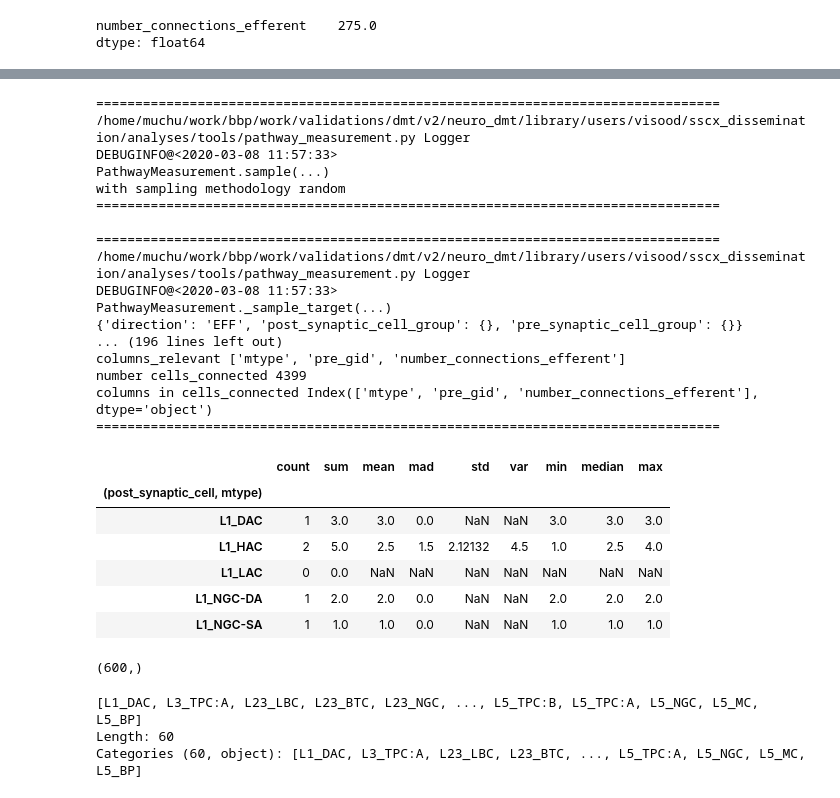
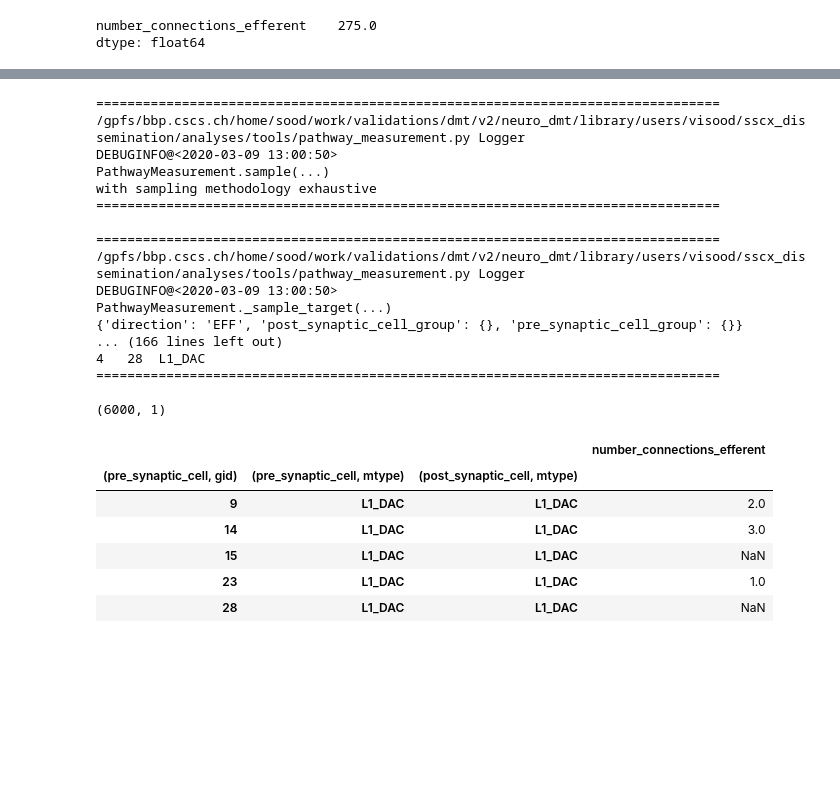
Before and after one commit to BlueBrain/DMT, a Jupyter notebook: v2/neuro_dmt/library/users/visood/sscx_dissemination/analyses/notebooks/sscx-analysis.ipynb, the cells around one changed output, grey strips where cells are left out. Cells and saved outputs as stored; diff of their text form; code cells hidden in the pictures; blank space fills up the shorter version.

```diff
--- a/v2/neuro_dmt/library/users/visood/sscx_dissemination/analyses/notebooks/sscx-analysis.ipynb
+++ b/v2/neuro_dmt/library/users/visood/sscx_dissemination/analyses/notebooks/sscx-analysis.ipynb
@@ -883,7 +1560,11 @@ effdeg_batch =\
         value = lambda connections: 1,
         variable="number_connections_efferent",
         specifiers_cell_type=["mtype"],
-        sampling_methodology=terminology.sampling_methodology.random,
-        sample_size=10,
+        sampling_methodology=terminology.sampling_methodology.exhaustive,
         processing_methodology=terminology.processing_methodology.batch,
-        batch_size=10)
+        batch_size=100,
+        return_primary_info=True,
+        target={circuit_model: adapter.get_cells(circuit_model, region="S1HL")})
+sample_effdeg_batch =\
+    effdeg_batch.sample(
+        circuit_model, adapter)
@@ -894,35 +1585,0 @@ sample_effdeg_batch =\
-# %%
-
-seb1 = next(sample_effdeg_batch)
-# %% [output]
-================================================================================
-/home/muchu/work/bbp/work/validations/dmt/v2/neuro_dmt/library/users/visood/sscx_dissemination/analyses/tools/pathway_measurement.py Logger
-DEBUGINFO@<2020-03-08 11:57:33>
-PathwayMeasurement.sample(...)
-with sampling methodology random
-================================================================================
-
-================================================================================
-/home/muchu/work/bbp/work/validations/dmt/v2/neuro_dmt/library/users/visood/sscx_dissemination/analyses/tools/pathway_measurement.py Logger
-DEBUGINFO@<2020-03-08 11:57:33>
-PathwayMeasurement._sample_target(...)
-{'direction': 'EFF', 'post_synaptic_cell_group': {}, 'pre_synaptic_cell_group': {}}
-... (196 lines left out)
-columns_relevant ['mtype', 'pre_gid', 'number_connections_efferent']
-number cells_connected 4399
-columns in cells_connected Index(['mtype', 'pre_gid', 'number_connections_efferent'], dtype='object')
-================================================================================
-# %%
-seb1.groupby(("post_synaptic_cell", "mtype")).agg(effdeg_batch.summaries).head()
-# %% [output]
-|  | count | sum | mean | mad | std | var | min | median | max |
-| (post_synaptic_cell, mtype) |  |  |  |  |  |  |  |  |  |
-| L1_DAC | 1 | 3.0 | 3.0 | 0.0 | NaN | NaN | 3.0 | 3.0 | 3.0 |
-| L1_HAC | 2 | 5.0 | 2.5 | 1.5 | 2.12132 | 4.5 | 1.0 | 2.5 | 4.0 |
-| L1_LAC | 0 | 0.0 | NaN | NaN | NaN | NaN | NaN | NaN | NaN |
-| L1_NGC-DA | 1 | 2.0 | 2.0 | 0.0 | NaN | NaN | 2.0 | 2.0 | 2.0 |
-| L1_NGC-SA | 1 | 1.0 | 1.0 | 0.0 | NaN | NaN | 1.0 | 1.0 | 1.0 |
-# %%
-seb1.shape
-# %% [output]
-(600,)
@@ -931,6 +1586,29 @@ for mtype in adapter.get_mtypes(circuit_model):
-# %%
-mtypes
-# %% [output]
-[L1_DAC, L3_TPC:A, L23_LBC, L23_BTC, L23_NGC, ..., L5_TPC:B, L5_TPC:A, L5_NGC, L5_MC, L5_BP]
-Length: 60
-Categories (60, object): [L1_DAC, L3_TPC:A, L23_LBC, L23_BTC, ..., L5_TPC:A, L5_NGC, L5_MC, L5_BP]
+# %%
+seb1 = next(sample_effdeg_batch)
+print(seb1.shape)
+seb1.head()
+# %% [output]
+================================================================================
+/gpfs/bbp.cscs.ch/home/sood/work/validations/dmt/v2/neuro_dmt/library/users/visood/sscx_dissemination/analyses/tools/pathway_measurement.py Logger
+DEBUGINFO@<2020-03-09 13:00:50>
+PathwayMeasurement.sample(...)
+with sampling methodology exhaustive
+================================================================================
+
+================================================================================
+/gpfs/bbp.cscs.ch/home/sood/work/validations/dmt/v2/neuro_dmt/library/users/visood/sscx_dissemination/analyses/tools/pathway_measurement.py Logger
+DEBUGINFO@<2020-03-09 13:00:50>
+PathwayMeasurement._sample_target(...)
+{'direction': 'EFF', 'post_synaptic_cell_group': {}, 'pre_synaptic_cell_group': {}}
+... (166 lines left out)
+4   28  L1_DAC
+================================================================================
+
+(6000, 1)
+|  |  |  | number_connections_efferent |
+| (pre_synaptic_cell, gid) | (pre_synaptic_cell, mtype) | (post_synaptic_cell, mtype) |  |
+| 9 | L1_DAC | L1_DAC | 2.0 |
+| 14 | L1_DAC | L1_DAC | 3.0 |
+| 15 | L1_DAC | L1_DAC | NaN |
+| 23 | L1_DAC | L1_DAC | 1.0 |
+| 28 | L1_DAC | L1_DAC | NaN |
```
Also changed, not shown: parts of 43 cells of this notebook, 1 other file.
